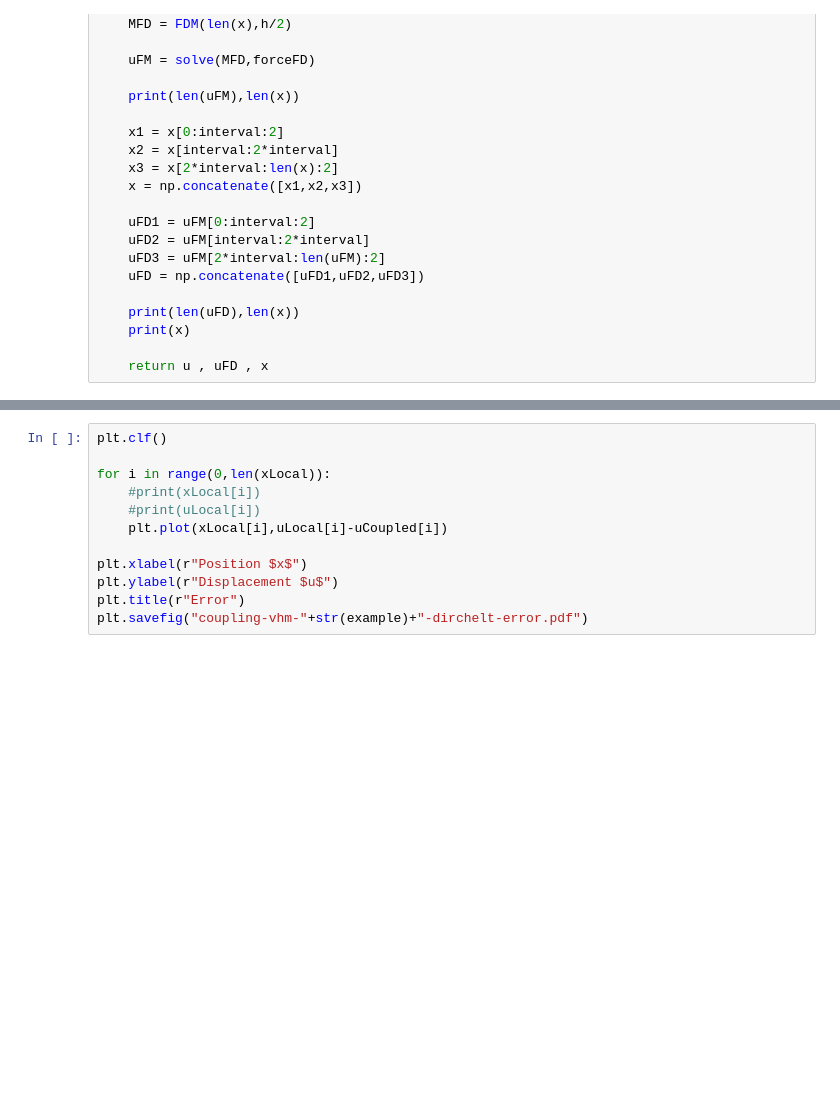
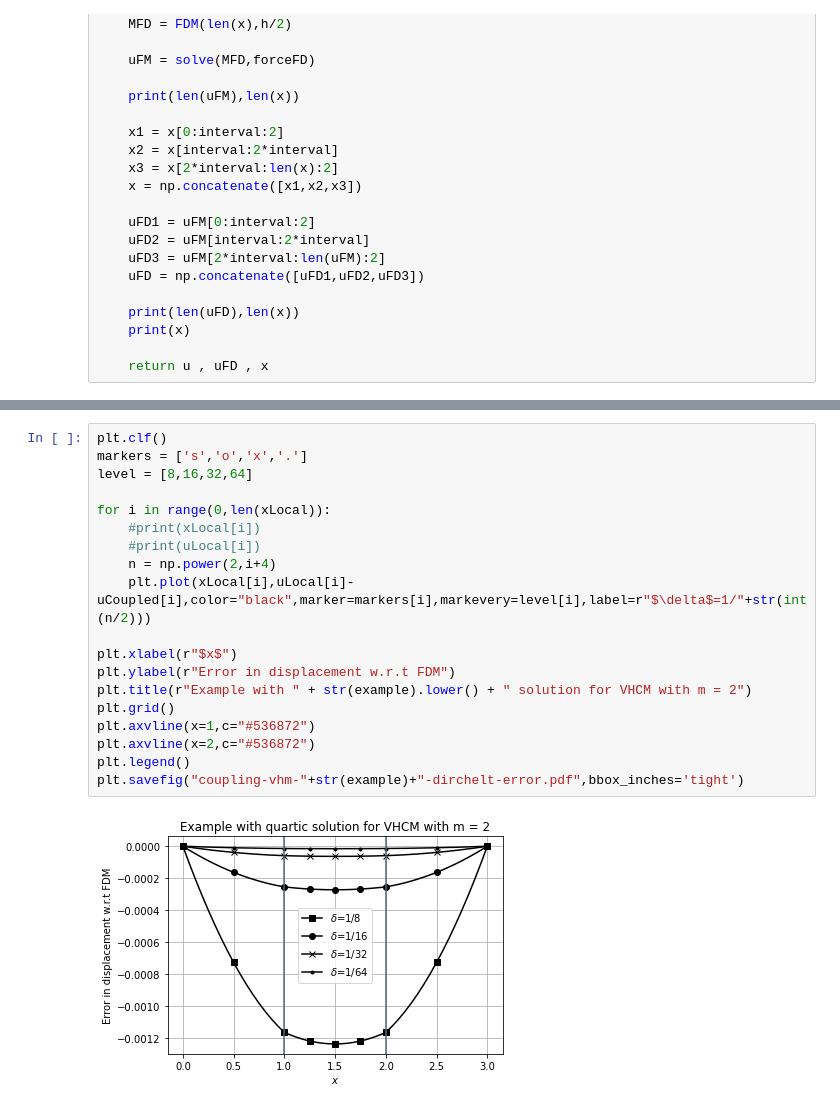
Before and after one commit to diehlpk/reusommer21, a Jupyter notebook: Coupling-VHM-Dirchelet.ipynb, the cells around one changed output, grey strips where cells are left out. Cells and saved outputs as stored; diff of their text form; blank space fills up the shorter version.

```diff
--- a/Coupling-VHM-Dirchelet.ipynb
+++ b/Coupling-VHM-Dirchelet.ipynb
@@ -273,12 +273,21 @@ plt.savefig("coupling-vhm-"+str(example)+"-dirchelt.pdf")
 # %%
 plt.clf()
+markers = ['s','o','x','.']
+level = [8,16,32,64]
 
 for i in range(0,len(xLocal)):
     #print(xLocal[i])
     #print(uLocal[i])
-    plt.plot(xLocal[i],uLocal[i]-uCoupled[i])
+    n = np.power(2,i+4)
+    plt.plot(xLocal[i],uLocal[i]-uCoupled[i],color="black",marker=markers[i],markevery=level[i],label=r"$\delta$=1/"+str(int(n/2)))
 
-plt.xlabel(r"Position $x$")
-plt.ylabel(r"Displacement $u$")
-plt.title(r"Error")
-plt.savefig("coupling-vhm-"+str(example)+"-dirchelt-error.pdf")
+plt.xlabel(r"$x$")
+plt.ylabel(r"Error in displacement w.r.t FDM")
+plt.title(r"Example with " + str(example).lower() + " solution for VHCM with m = 2")
+plt.grid()
+plt.axvline(x=1,c="#536872")
+plt.axvline(x=2,c="#536872")
+plt.legend()
+plt.savefig("coupling-vhm-"+str(example)+"-dirchelt-error.pdf",bbox_inches='tight')
+# %% [output]
+[figure, added]
```
Also changed, not shown: parts of 2 cells of this notebook, 5 other files.
